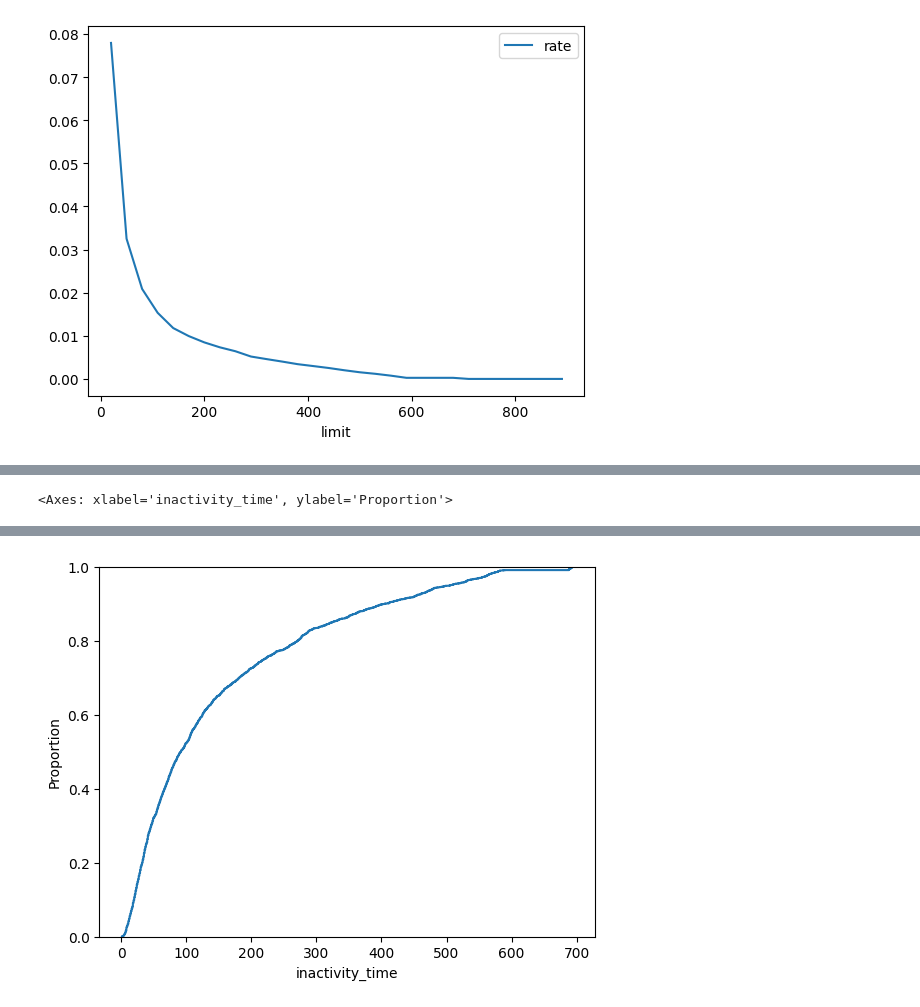
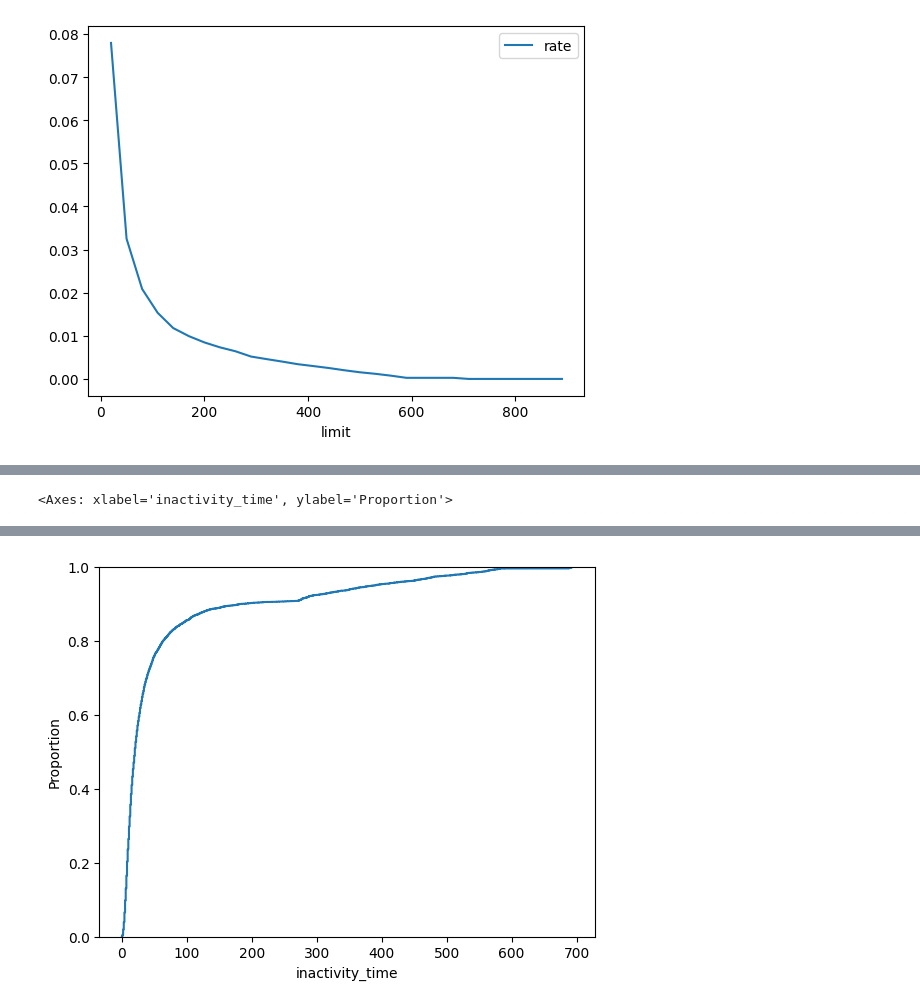
Before and after one commit to BrunoRammon/olist_project, a Jupyter notebook: notebooks/target_definition.ipynb, the cells around one changed output, grey strips where cells are left out. Cells and saved outputs as stored; diff of their text form; code cells hidden in the pictures.

```diff
--- a/notebooks/target_definition.ipynb
+++ b/notebooks/target_definition.ipynb
@@ -28,0 +31,30 @@ import seaborn as sns
+# %%
+def cohort_to_date(cohort: pd.Series|int)-> pd.Series:
+    if isinstance(cohort, pd.Series):
+        return pd.to_datetime(cohort.astype('string'),format='%Y%m')
+    elif isinstance(cohort, int):
+        return pd.to_datetime(str(cohort),format='%Y%m')
+    else:
+        raise TypeError()
+
+def date_to_cohort(dt_cohort:pd.Series|pd.Timestamp)-> pd.Series:
+
+    if isinstance(dt_cohort, pd.Series):
+        return dt_cohort.dt.strftime("%Y%m").astype('Int64')
+    elif isinstance(dt_cohort, pd.Timestamp):
+        return int(dt_cohort.strftime("%Y%m"))
+    else:
+        raise TypeError()
+
+def months_between_cohort(cohort_1,cohort_2):
+    dt_cohort_1 = cohort_to_date(cohort_1)
+    dt_cohort_2 = cohort_to_date(cohort_2.astype('string'))
+    return (dt_cohort_2.dt.to_period('M').astype(int) - dt_cohort_1.dt.to_period('M').astype(int))
+
+def list_cohort_between(x, start_cohort_col, end_cohort_col):
+    start_dt_cohort = cohort_to_date(x[start_cohort_col])
+    end_dt_cohort = cohort_to_date(x[end_cohort_col])
+    return [
+        date_to_cohort(dt_cohort)
+            for dt_cohort in list(pd.date_range(start=start_dt_cohort,end=end_dt_cohort,freq='MS'))
+    ]
@@ -175,15 +184,16 @@ pd.DataFrame({'limit':limits,'rate': rates}).plot(x='limit',y='rate')
 # %%
 df_aux = (
     df_time_between_activities
-    .groupby('seller_id', as_index=False)
+    .query('order_purchase_timestamp<"2017-12-01"')
+    .groupby(['seller_id','cohort_info'], as_index=False)
     .inactivity_time.max()
 )
 sns.ecdfplot(data=df_aux,x="inactivity_time")
 # %% [output]
 [interactive output not drawn]
 <Axes: xlabel='inactivity_time', ylabel='Proportion'>
 [interactive output not drawn]
-[figure, old version]
+[figure, new version]
 # %%
 rates = []
 limits = list(range(0,900,30))
```
Also changed, not shown: parts of 17 cells of this notebook.
